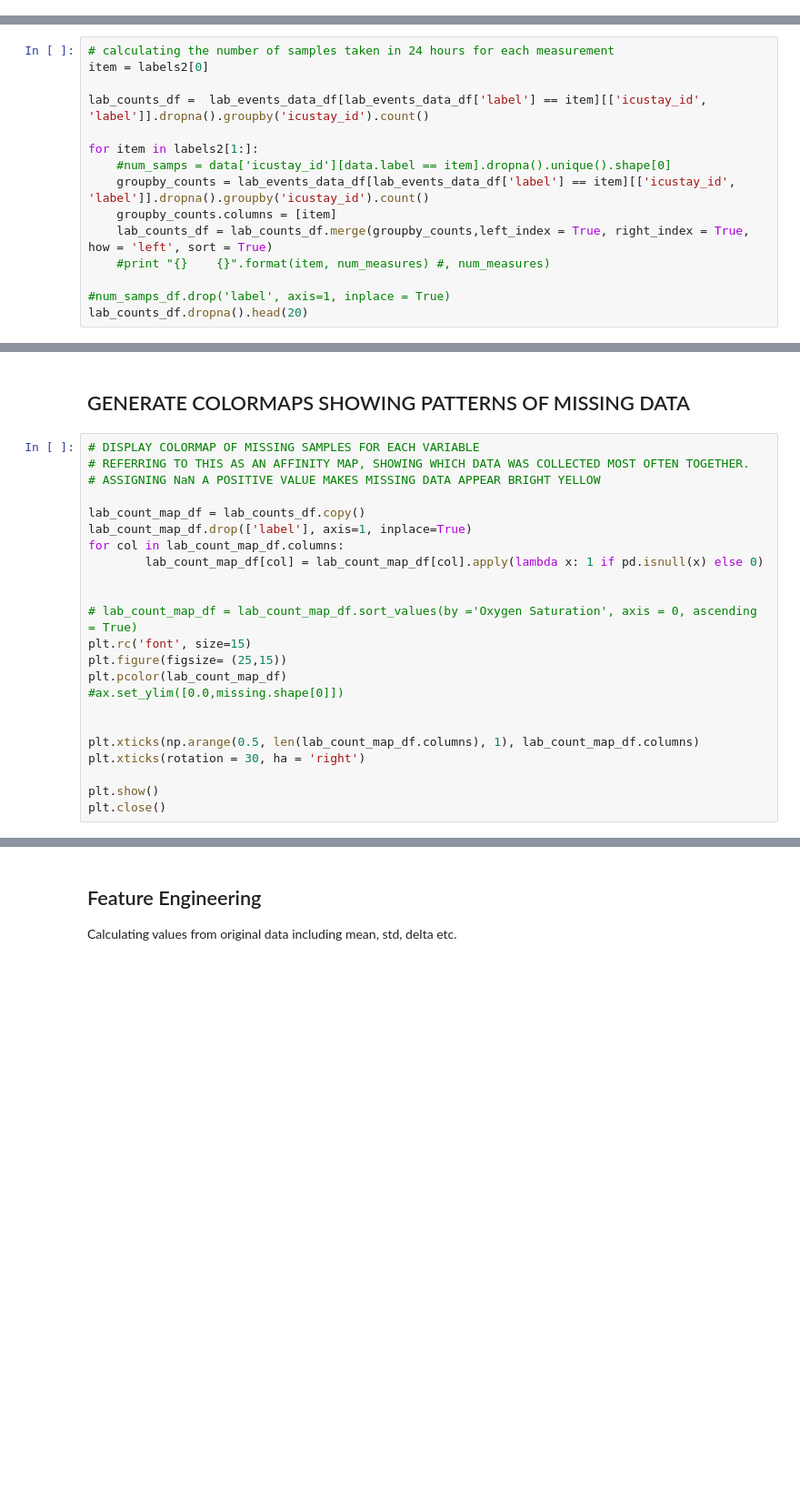
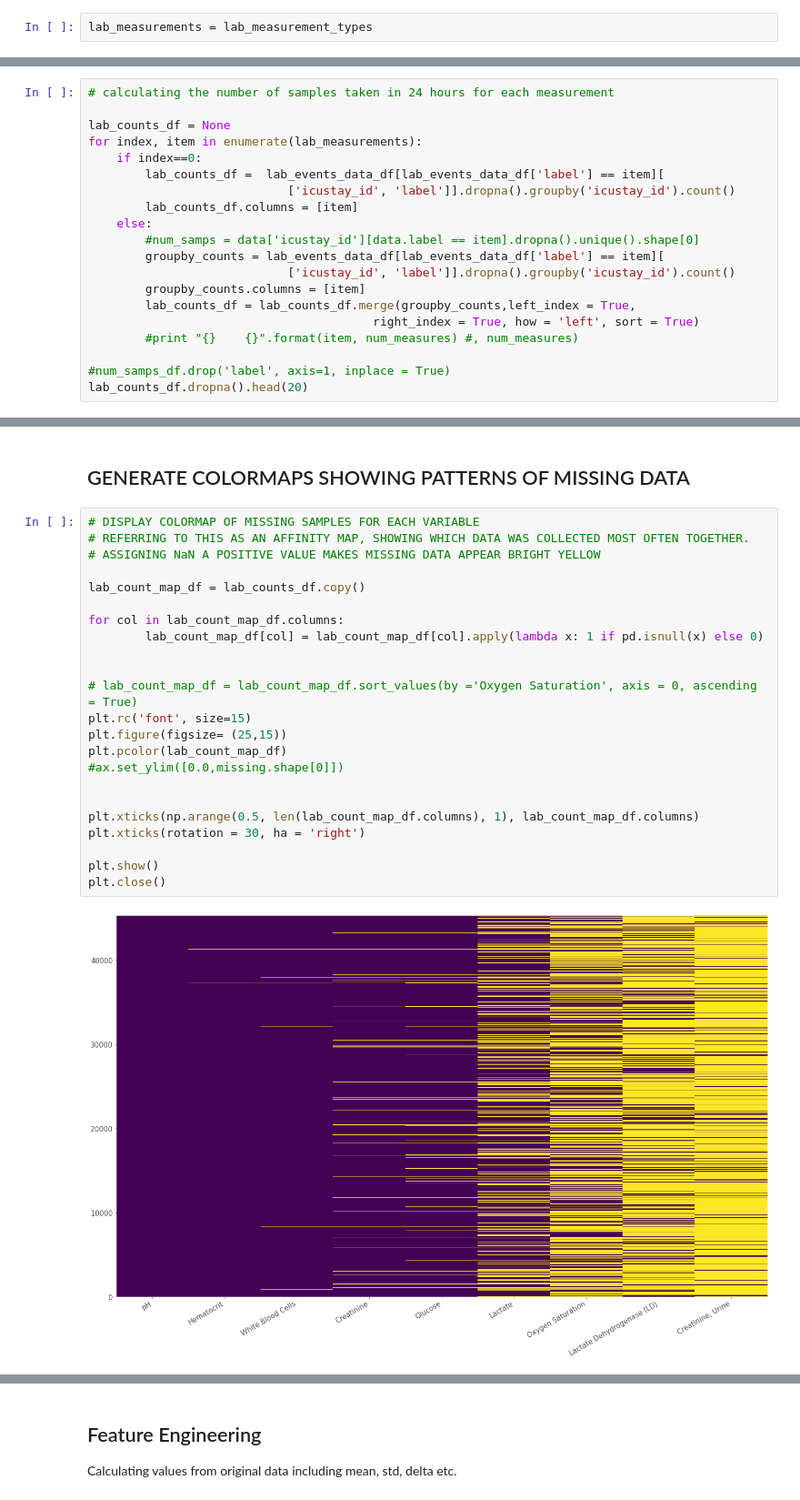
Before and after one commit to RJBeetel3/icu-data-exploration, a Jupyter notebook: icu_mortality_prediction/icu_mortality_prediction/notebooks/LABEVENTS_FIRST24.ipynb, the cells around one changed output, grey strips where cells are left out. Shown: that part at 91% size. Saved outputs shown, nothing was run; the diff lists cells and outputs as text; blank space fills up the shorter version.

```diff
--- a/icu_mortality_prediction/icu_mortality_prediction/notebooks/LABEVENTS_FIRST24.ipynb
+++ b/icu_mortality_prediction/icu_mortality_prediction/notebooks/LABEVENTS_FIRST24.ipynb
@@ -569,0 +641,2 @@ labels2[0]
+# %%
+lab_measurements = lab_measurement_types
@@ -570,15 +645,20 @@ labels2[0]
 # %%
 # calculating the number of samples taken in 24 hours for each measurement
-item = labels2[0]
 
-lab_counts_df =  lab_events_data_df[lab_events_data_df['label'] == item][['icustay_id', 'label']].dropna().groupby('icustay_id').count()
-
-for item in labels2[1:]:
-    #num_samps = data['icustay_id'][data.label == item].dropna().unique().shape[0]
-    groupby_counts = lab_events_data_df[lab_events_data_df['label'] == item][['icustay_id', 'label']].dropna().groupby('icustay_id').count()
-    groupby_counts.columns = [item]
-    lab_counts_df = lab_counts_df.merge(groupby_counts,left_index = True, right_index = True, how = 'left', sort = True)
-    #print "{}    {}".format(item, num_measures) #, num_measures)
+lab_counts_df = None
+for index, item in enumerate(lab_measurements):
+    if index==0:
+        lab_counts_df =  lab_events_data_df[lab_events_data_df['label'] == item][
+                            ['icustay_id', 'label']].dropna().groupby('icustay_id').count()
+        lab_counts_df.columns = [item]
+    else:
+        #num_samps = data['icustay_id'][data.label == item].dropna().unique().shape[0]
+        groupby_counts = lab_events_data_df[lab_events_data_df['label'] == item][
+                            ['icustay_id', 'label']].dropna().groupby('icustay_id').count()
+        groupby_counts.columns = [item]
+        lab_counts_df = lab_counts_df.merge(groupby_counts,left_index = True,
+                                        right_index = True, how = 'left', sort = True)
+        #print "{}    {}".format(item, num_measures) #, num_measures)
 
 #num_samps_df.drop('label', axis=1, inplace = True)
 lab_counts_df.dropna().head(20)
@@ -587,23 +686,25 @@ lab_counts_df.dropna().head(20)
 # %%
 # DISPLAY COLORMAP OF MISSING SAMPLES FOR EACH VARIABLE
 # REFERRING TO THIS AS AN AFFINITY MAP, SHOWING WHICH DATA WAS COLLECTED MOST OFTEN TOGETHER.
 # ASSIGNING NaN A POSITIVE VALUE MAKES MISSING DATA APPEAR BRIGHT YELLOW
 
 lab_count_map_df = lab_counts_df.copy()
-lab_count_map_df.drop(['label'], axis=1, inplace=True)
+
 for col in lab_count_map_df.columns:
         lab_count_map_df[col] = lab_count_map_df[col].apply(lambda x: 1 if pd.isnull(x) else 0)
 
 
 # lab_count_map_df = lab_count_map_df.sort_values(by ='Oxygen Saturation', axis = 0, ascending = True)
 plt.rc('font', size=15)
 plt.figure(figsize= (25,15))
 plt.pcolor(lab_count_map_df)
 #ax.set_ylim([0.0,missing.shape[0]])
 
 
 plt.xticks(np.arange(0.5, len(lab_count_map_df.columns), 1), lab_count_map_df.columns)
 plt.xticks(rotation = 30, ha = 'right')
 
 plt.show()
 plt.close()
+# %% [output]
+[figure, added]
```
Also changed, not shown: parts of 40 cells of this notebook.
